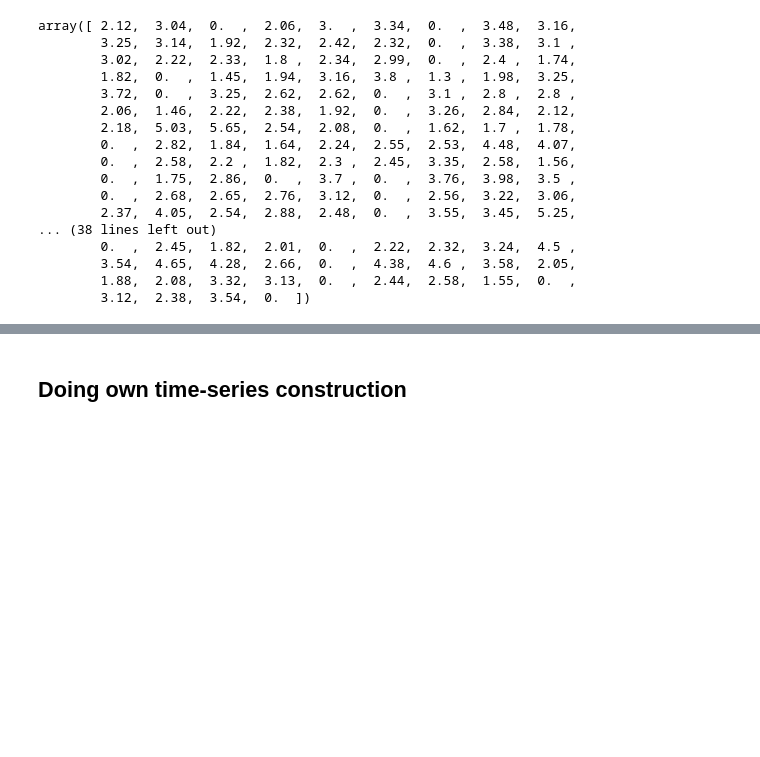
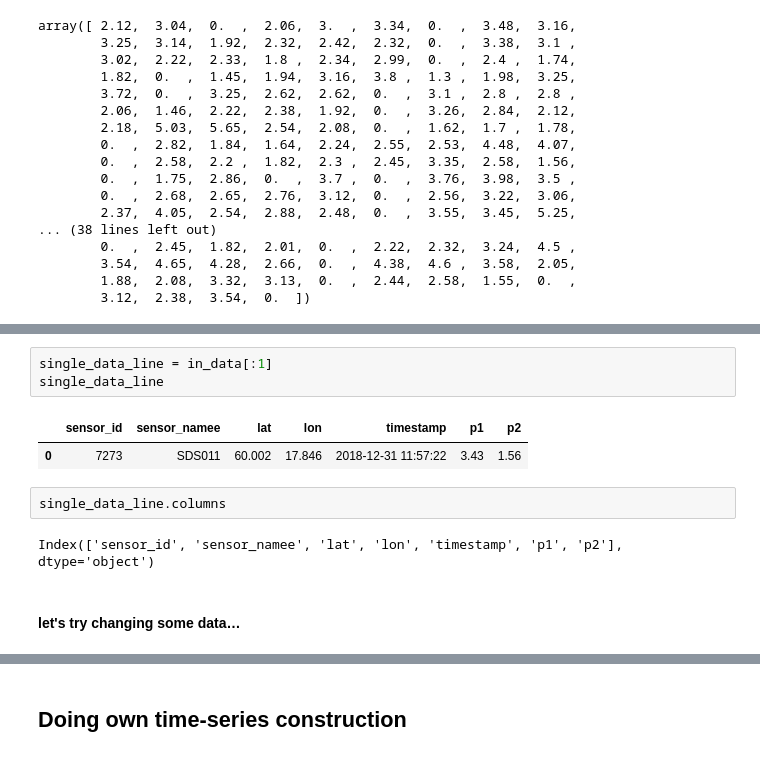
Before and after one commit to miskaknapek/dustmin_to_csv__various_code, a Jupyter notebook: make_tabular_csv_data_from_luftdaten_data___TRY_4__using__PD_RESAMPLE.ipynb, the cells around one changed output, grey strips where cells are left out. Cells and saved outputs as stored; diff of their text form; blank space fills up the shorter version.

```diff
--- a/make_tabular_csv_data_from_luftdaten_data___TRY_4__using__PD_RESAMPLE.ipynb
+++ b/make_tabular_csv_data_from_luftdaten_data___TRY_4__using__PD_RESAMPLE.ipynb
@@ -619,0 +624,12 @@ array([ 2.12,  3.04,  0.  ,  2.06,  3.  ,  3.34,  0.  ,  3.48,  3.16,
+# %%
+single_data_line = in_data[:1]
+single_data_line
+# %% [output]
+|  | sensor_id | sensor_namee | lat | lon | timestamp | p1 | p2 |
+| 0 | 7273 | SDS011 | 60.002 | 17.846 | 2018-12-31 11:57:22 | 3.43 | 1.56 |
+# %%
+single_data_line.columns
+# %% [output]
+Index(['sensor_id', 'sensor_namee', 'lat', 'lon', 'timestamp', 'p1', 'p2'], dtype='object')
+# %% [markdown]
+#### let's try changing some data…
```
Also changed, not shown: parts of 5 cells of this notebook, 1 other file.
